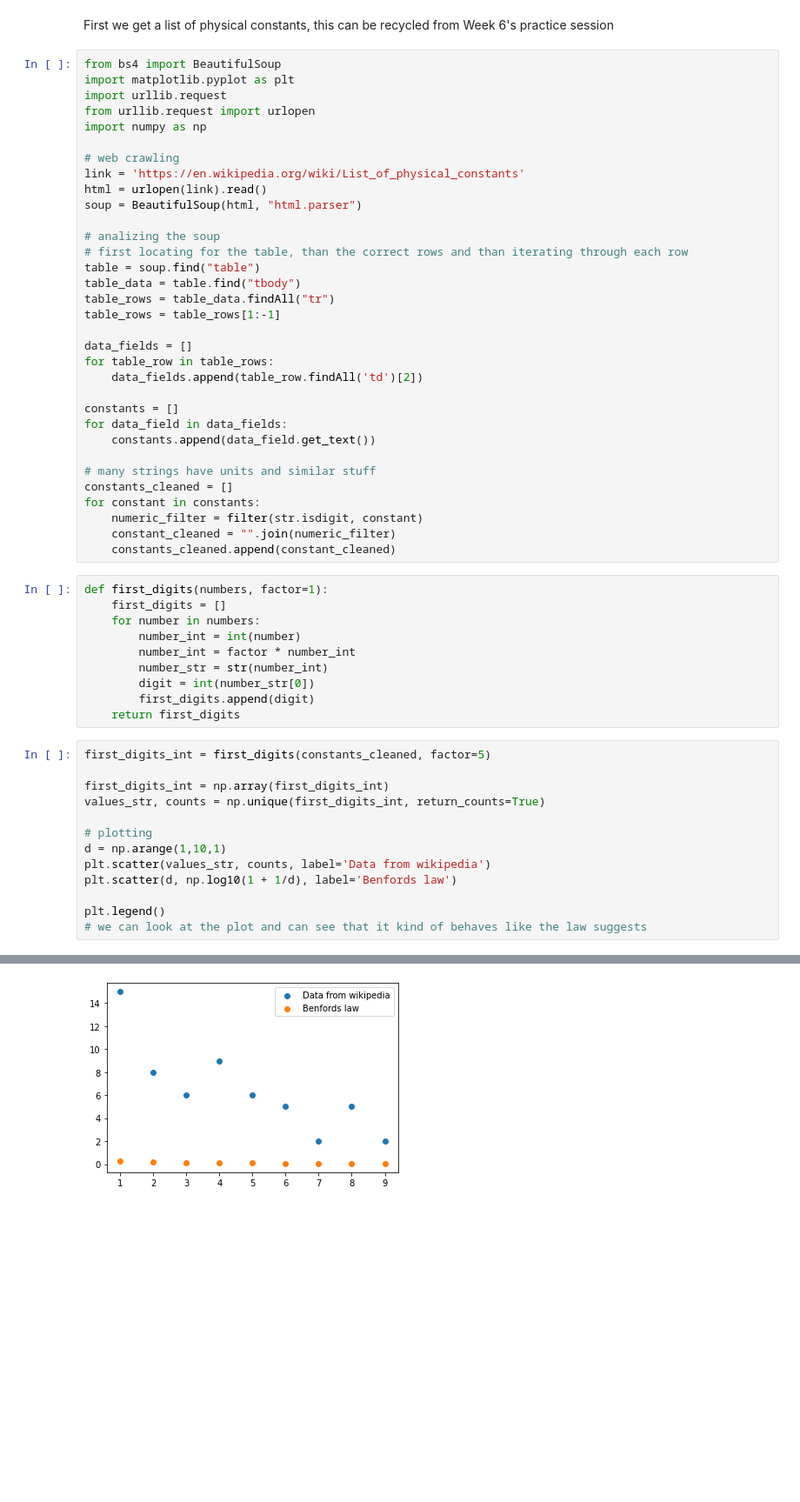
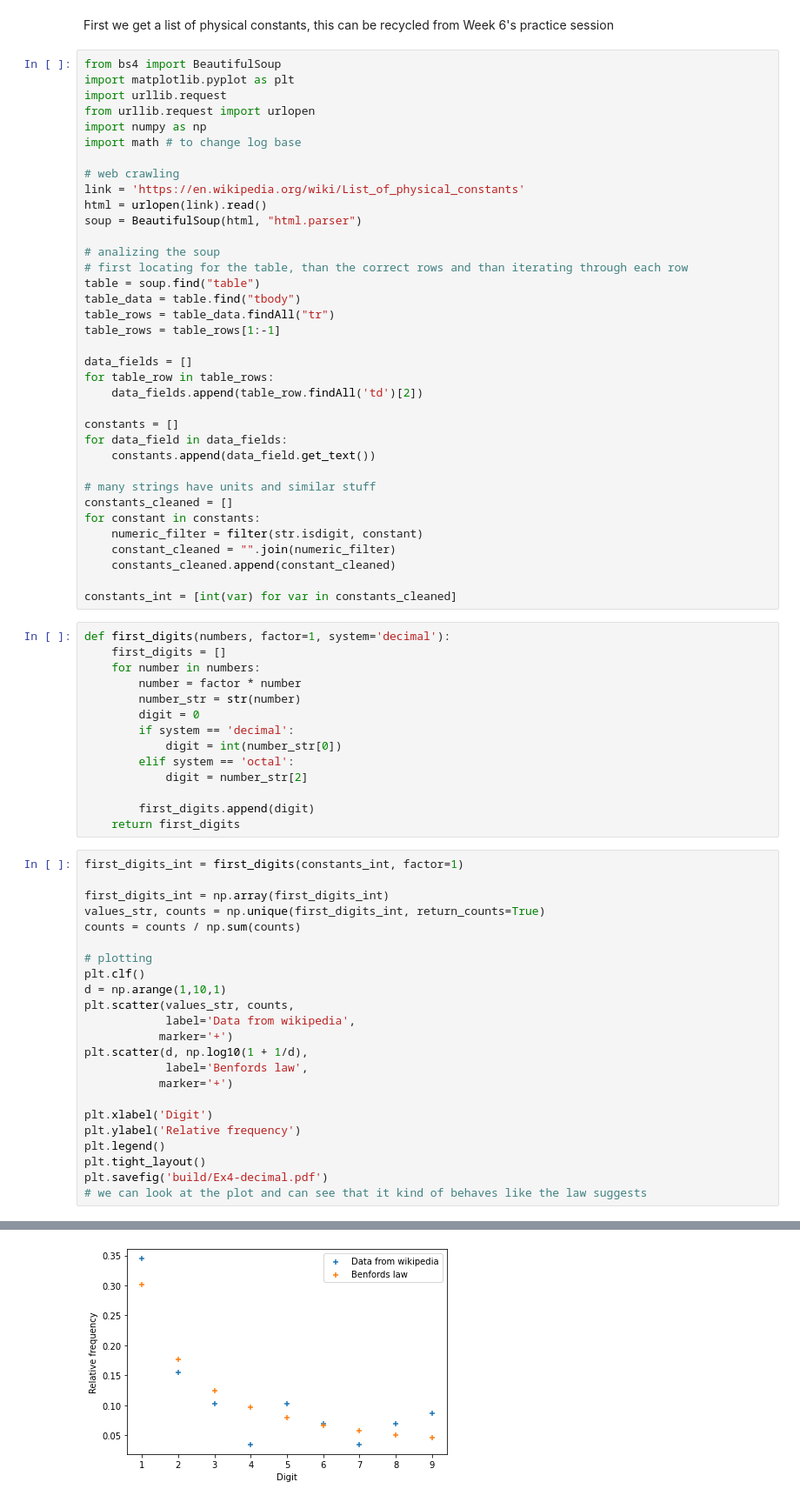
Before and after one commit to dormail/CP-2022, a Jupyter notebook: Homework 3/Exercise 4.ipynb, the cells around one changed output, grey strips where cells are left out. Shown at 87% size. Saved outputs shown, nothing was run; the diff lists cells and outputs as text; blank space fills up the shorter version.

```diff
--- a/Homework 3/Exercise 4.ipynb
+++ b/Homework 3/Exercise 4.ipynb
@@ -9,6 +9,7 @@ import matplotlib.pyplot as plt
 import urllib.request
 from urllib.request import urlopen
 import numpy as np
+import math # to change log base
 
 # web crawling
 link = 'https://en.wikipedia.org/wiki/List_of_physical_constants'
@@ -36,27 +37,43 @@ for constant in constants:
     numeric_filter = filter(str.isdigit, constant)
     constant_cleaned = "".join(numeric_filter)
     constants_cleaned.append(constant_cleaned)
+
+constants_int = [int(var) for var in constants_cleaned]
 # %%
-def first_digits(numbers, factor=1):
+def first_digits(numbers, factor=1, system='decimal'):
     first_digits = []
     for number in numbers:
-        number_int = int(number)
-        number_int = factor * number_int
-        number_str = str(number_int)
-        digit = int(number_str[0])
+        number = factor * number
+        number_str = str(number)
+        digit = 0
+        if system == 'decimal':
+            digit = int(number_str[0])
+        elif system == 'octal':
+            digit = number_str[2]
+
         first_digits.append(digit)
     return first_digits
 # %%
-first_digits_int = first_digits(constants_cleaned, factor=5)
+first_digits_int = first_digits(constants_int, factor=1)
 
 first_digits_int = np.array(first_digits_int)
 values_str, counts = np.unique(first_digits_int, return_counts=True)
+counts = counts / np.sum(counts)
 
 # plotting
+plt.clf()
 d = np.arange(1,10,1)
-plt.scatter(values_str, counts, label='Data from wikipedia')
-plt.scatter(d, np.log10(1 + 1/d), label='Benfords law')
+plt.scatter(values_str, counts,
+            label='Data from wikipedia',
+           marker='+')
+plt.scatter(d, np.log10(1 + 1/d),
+            label='Benfords law',
+           marker='+')
 
+plt.xlabel('Digit')
+plt.ylabel('Relative frequency')
 plt.legend()
+plt.tight_layout()
+plt.savefig('build/Ex4-decimal.pdf')
 # we can look at the plot and can see that it kind of behaves like the law suggests
 # %% [output]
@@ -64 +80 @@ plt.legend()
-[figure, old version]
+[figure, new version]
```
Also changed, not shown: parts of 6 cells of this notebook, 1 other file.
